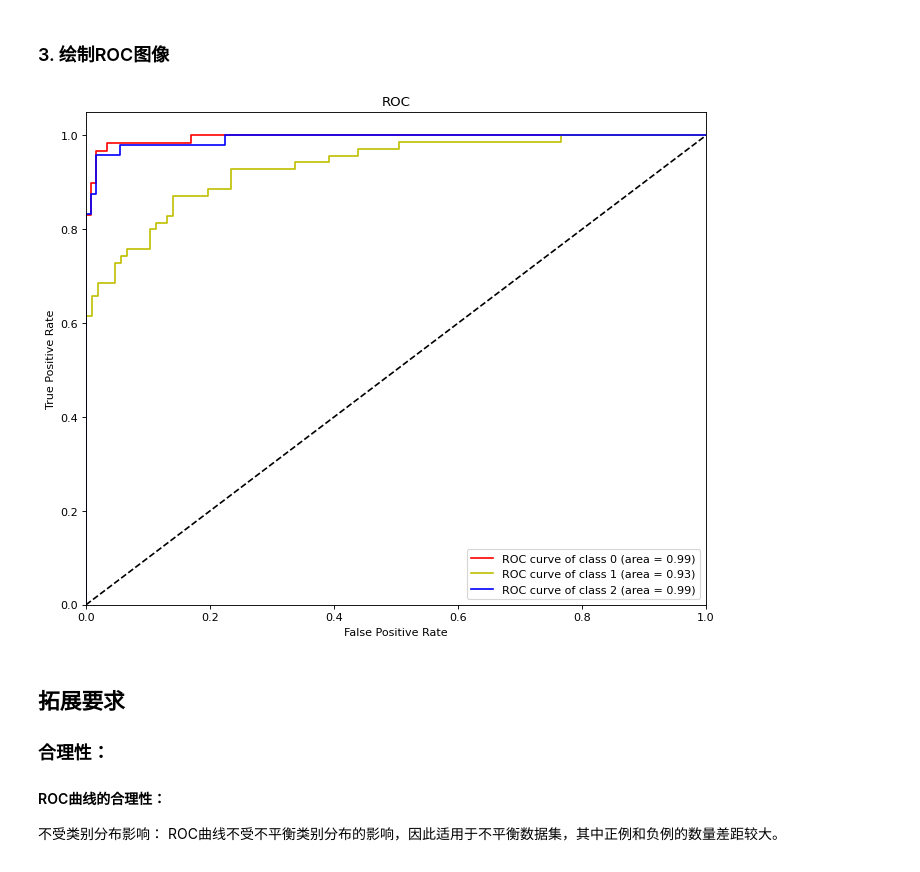
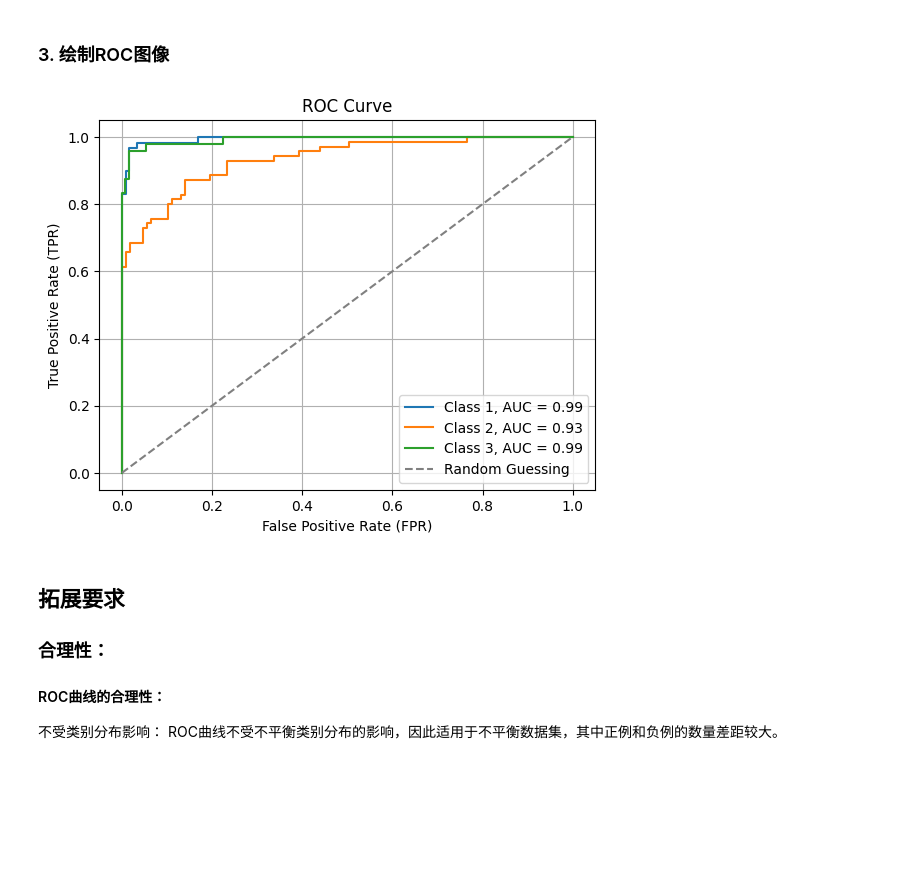
Before and after one commit to FlandreScarlet36/Machine_learning_labs, a Jupyter notebook: 实验四：朴素贝叶斯/朴素贝叶斯.ipynb, the cells around one changed output. Cells and saved outputs as stored; diff of their text form; code cells hidden in the pictures; blank space fills up the shorter version.

```diff
--- a/实验四：朴素贝叶斯/朴素贝叶斯.ipynb
+++ b/实验四：朴素贝叶斯/朴素贝叶斯.ipynb
@@ -47,10 +47,6 @@ data_num = sum([len(types[i]) for i in range(3)])
 y_test=[]   # 保存测试集属性
 y_pred_test=[]   # 保存测试集真实类别
 y_pred_score=[]
-# %%
-y_test=[]   # 保存测试集属性
-y_pred_test=[]   # 保存测试集真实类别
-y_pred_score=[]
 # %% [markdown]
 ### 2. 构建朴素贝叶斯分类器
 # %%
@@ -88,12 +84,15 @@ for i in range(10):
         # 分层抽样
         if (i+1)*test_len[j] > len(types[j]):
             test_data[j] = np.mat(types[j][i*test_len[j]:])
+            for k in range(len(test_data[j])):
+                y_test.append(j)
             train_data[j] = np.mat(types[j][:i*test_len[j]])
         else:
             test_data[j] = np.mat(types[j][i*test_len[j]:(i+1)*test_len[j]])
+            for k in range(len(test_data[j])):
+                y_test.append(j)
             train_data[j] = np.mat(types[j][:i*test_len[j]]+types[j][(i+1)*test_len[j]:])
 
-    # 数据带入朴素贝叶斯分类器
     wrong_num += bayes_classificate(train_data, test_data)
 print("分类准确率: "+str(1-wrong_num/data_num))
 # %% [output]
@@ -216,20 +214,27 @@ for i in range(len(types)):
 # %% [markdown]
 ### 3. 绘制ROC图像
 # %%
-plt.figure(figsize=(10,8),dpi=80)
-colors = ['r', 'y', 'b']
-for i, color in zip(range(len(types)), colors):
-    plt.plot(fpr[i], tpr[i], color=color,label='ROC curve of class {0} (area = {1:0.2f})'.format(i, auc[i]))
-plt.plot([0, 1], [0, 1], 'k--')
-plt.xlim([0.0, 1.0])
-plt.ylim([0.0, 1.05])
-plt.xlabel('False Positive Rate')
-plt.ylabel('True Positive Rate')
-plt.title('ROC')
-plt.legend(loc="lower right")
+import matplotlib.pyplot as plt
+
+# 初始化图像
+plt.figure()
+
+# 绘制 ROC 曲线
+for i in range(len(types)):
+    plt.plot(fpr[i], tpr[i], label=f'Class {i + 1}, AUC = {auc[i]:.2f}')
+
+# 设置图像属性
+plt.plot([0, 1], [0, 1], linestyle='--', color='gray', label='Random Guessing')
+plt.title('ROC Curve')
+plt.xlabel('False Positive Rate (FPR)')
+plt.ylabel('True Positive Rate (TPR)')
+plt.legend()
+plt.grid(True)
+
+# 显示图像
 plt.show()
 # %% [output]
-[figure, old version]
+[figure, new version]
 # %% [markdown]
 ## 拓展要求
 ### 合理性：
```
Also changed, not shown: parts of 3 cells of this notebook.
